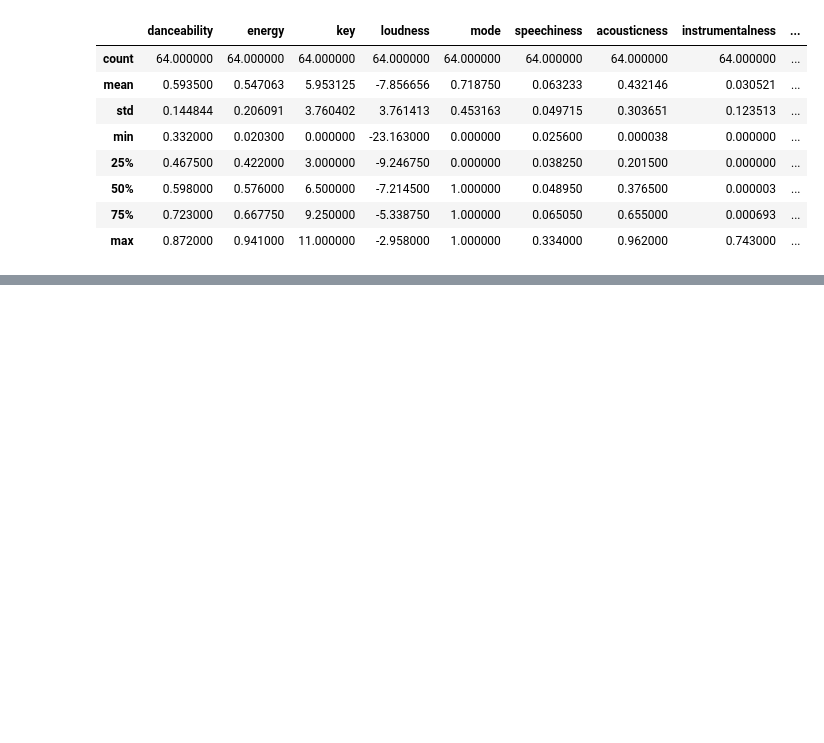
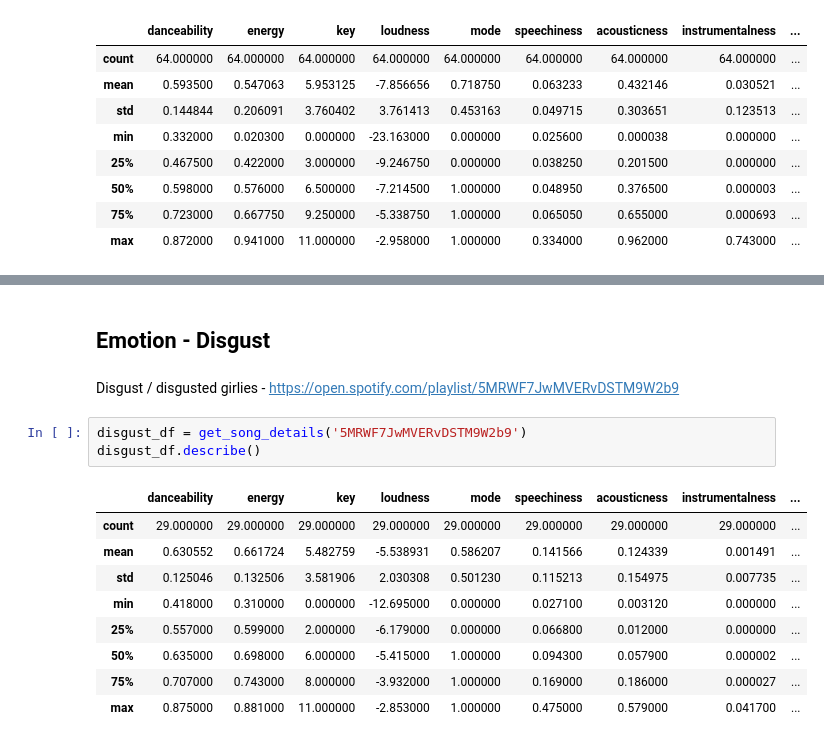
Before and after one commit to priyanka-maz/music-recommendation-facial-emotion, a Jupyter notebook: spotifyplaylist.ipynb, the cells around one changed output, grey strips where cells are left out. Drawn from its saved outputs; the diff is of its cells as text; blank space fills up the shorter version.

```diff
--- a/spotifyplaylist.ipynb
+++ b/spotifyplaylist.ipynb
@@ -454,0 +511,17 @@ get_recomendations(seed_genres="study,chill,piano", limit=15, target_popularity=
+# %% [markdown]
+## Emotion - Disgust
+# %% [markdown]
+Disgust / disgusted girlies - https://open.spotify.com/playlist/5MRWF7JwMVERvDSTM9W2b9
+# %%
+disgust_df = get_song_details('5MRWF7JwMVERvDSTM9W2b9')
+disgust_df.describe()
+# %% [output]
+|  | danceability | energy | key | loudness | mode | speechiness | acousticness | instrumentalness | ... |
+| count | 29.000000 | 29.000000 | 29.000000 | 29.000000 | 29.000000 | 29.000000 | 29.000000 | 29.000000 | ... |
+| mean | 0.630552 | 0.661724 | 5.482759 | -5.538931 | 0.586207 | 0.141566 | 0.124339 | 0.001491 | ... |
+| std | 0.125046 | 0.132506 | 3.581906 | 2.030308 | 0.501230 | 0.115213 | 0.154975 | 0.007735 | ... |
+| min | 0.418000 | 0.310000 | 0.000000 | -12.695000 | 0.000000 | 0.027100 | 0.003120 | 0.000000 | ... |
+| 25% | 0.557000 | 0.599000 | 2.000000 | -6.179000 | 0.000000 | 0.066800 | 0.012000 | 0.000000 | ... |
+| 50% | 0.635000 | 0.698000 | 6.000000 | -5.415000 | 1.000000 | 0.094300 | 0.057900 | 0.000002 | ... |
+| 75% | 0.707000 | 0.743000 | 8.000000 | -3.932000 | 1.000000 | 0.169000 | 0.186000 | 0.000027 | ... |
+| max | 0.875000 | 0.881000 | 11.000000 | -2.853000 | 1.000000 | 0.475000 | 0.579000 | 0.041700 | ... |
```
Also changed, not shown: parts of 19 cells of this notebook, 2 other files.
